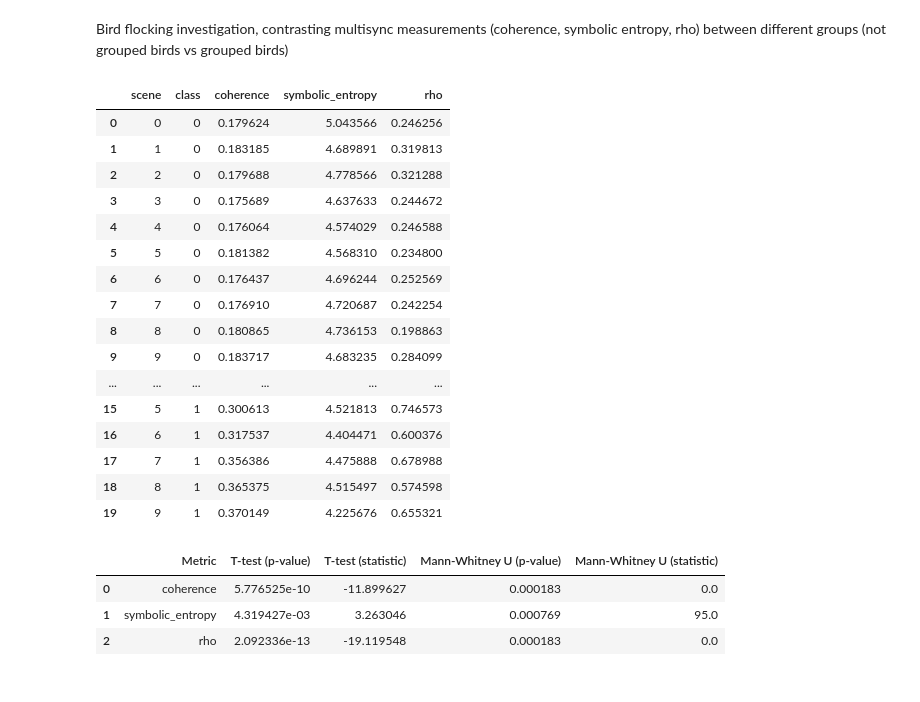
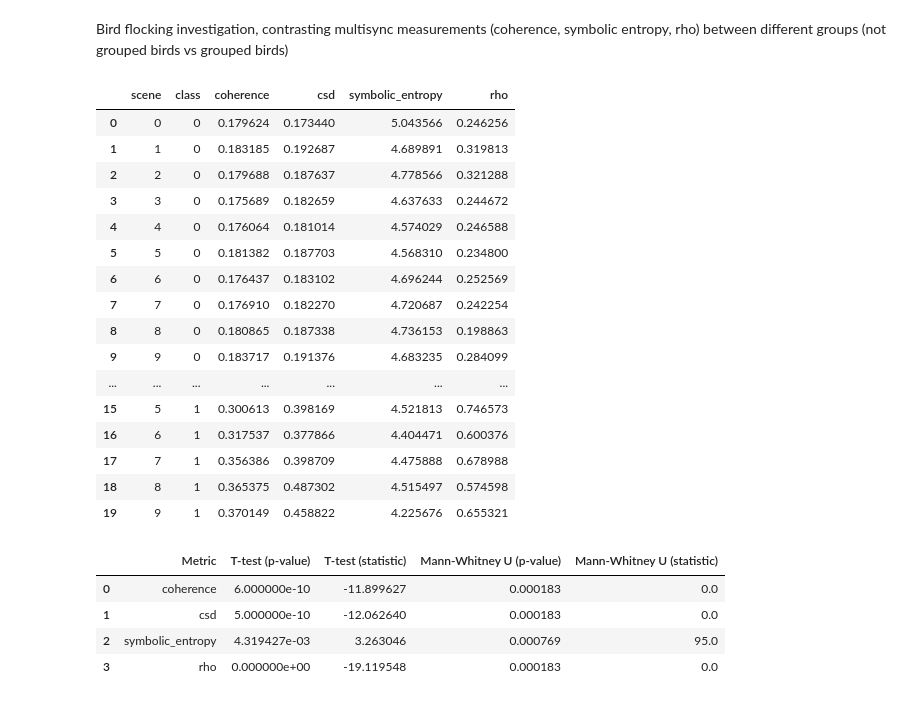
Before and after one commit to Lumalizer/AntColony_Complex_Systems_2024, a Jupyter notebook: main.ipynb, the cells around one changed output. Saved outputs shown, nothing was run; the diff lists cells and outputs as text; code cells hidden in the pictures.

```diff
--- a/main.ipynb
+++ b/main.ipynb
@@ -125,46 +142,47 @@ Bird flocking investigation, contrasting multisync measurements (coherence, symb
 # %%
 from data_functions import process_bird_data
 from os.path import isfile
 import zipfile
 
 if not isfile('dataset/birds/birds_grouped.csv'):
     with zipfile.ZipFile('dataset/birds/birds_grouped.zip', 'r') as zip_ref:
         zip_ref.extractall('dataset/birds')
 
 birds = pd.read_csv('dataset/birds/birds_grouped.csv')
 birds_processed_0 = process_bird_data(birds, selected_class=0, target_col_pre='x')
 birds_processed_1 = process_bird_data(birds, selected_class=1, target_col_pre='x')
 
 total = min(len(birds_processed_0), len(birds_processed_1))
 birds_processed = birds_processed_0[:total] + birds_processed_1[:total]
 
-birds_processed = pd.DataFrame(birds_processed, columns=['scene', 'class', 'coherence', 'symbolic_entropy', 'rho'])
+birds_processed = pd.DataFrame(birds_processed, columns=['scene', 'class', 'coherence', 'csd', 'symbolic_entropy', 'rho'])
 display(birds_processed)
 
 ungrouped = birds_processed[birds_processed['class'] == 0]
 grouped = birds_processed[birds_processed['class'] == 1]
 
 results = get_multisync_statistics(ungrouped, grouped)
 display(results)
 # %% [output]
-|  | scene | class | coherence | symbolic_entropy | rho |
-| 0 | 0 | 0 | 0.179624 | 5.043566 | 0.246256 |
-| 1 | 1 | 0 | 0.183185 | 4.689891 | 0.319813 |
-| 2 | 2 | 0 | 0.179688 | 4.778566 | 0.321288 |
-| 3 | 3 | 0 | 0.175689 | 4.637633 | 0.244672 |
-| 4 | 4 | 0 | 0.176064 | 4.574029 | 0.246588 |
-| 5 | 5 | 0 | 0.181382 | 4.568310 | 0.234800 |
-| 6 | 6 | 0 | 0.176437 | 4.696244 | 0.252569 |
-| 7 | 7 | 0 | 0.176910 | 4.720687 | 0.242254 |
-| 8 | 8 | 0 | 0.180865 | 4.736153 | 0.198863 |
-| 9 | 9 | 0 | 0.183717 | 4.683235 | 0.284099 |
-| ... | ... | ... | ... | ... | ... |
-| 15 | 5 | 1 | 0.300613 | 4.521813 | 0.746573 |
-| 16 | 6 | 1 | 0.317537 | 4.404471 | 0.600376 |
-| 17 | 7 | 1 | 0.356386 | 4.475888 | 0.678988 |
-| 18 | 8 | 1 | 0.365375 | 4.515497 | 0.574598 |
-| 19 | 9 | 1 | 0.370149 | 4.225676 | 0.655321 |
+|  | scene | class | coherence | csd | symbolic_entropy | rho |
+| 0 | 0 | 0 | 0.179624 | 0.173440 | 5.043566 | 0.246256 |
+| 1 | 1 | 0 | 0.183185 | 0.192687 | 4.689891 | 0.319813 |
+| 2 | 2 | 0 | 0.179688 | 0.187637 | 4.778566 | 0.321288 |
+| 3 | 3 | 0 | 0.175689 | 0.182659 | 4.637633 | 0.244672 |
+| 4 | 4 | 0 | 0.176064 | 0.181014 | 4.574029 | 0.246588 |
+| 5 | 5 | 0 | 0.181382 | 0.187703 | 4.568310 | 0.234800 |
+| 6 | 6 | 0 | 0.176437 | 0.183102 | 4.696244 | 0.252569 |
+| 7 | 7 | 0 | 0.176910 | 0.182270 | 4.720687 | 0.242254 |
+| 8 | 8 | 0 | 0.180865 | 0.187338 | 4.736153 | 0.198863 |
+| 9 | 9 | 0 | 0.183717 | 0.191376 | 4.683235 | 0.284099 |
+| ... | ... | ... | ... | ... | ... | ... |
+| 15 | 5 | 1 | 0.300613 | 0.398169 | 4.521813 | 0.746573 |
+| 16 | 6 | 1 | 0.317537 | 0.377866 | 4.404471 | 0.600376 |
+| 17 | 7 | 1 | 0.356386 | 0.398709 | 4.475888 | 0.678988 |
+| 18 | 8 | 1 | 0.365375 | 0.487302 | 4.515497 | 0.574598 |
+| 19 | 9 | 1 | 0.370149 | 0.458822 | 4.225676 | 0.655321 |
 |  | Metric | T-test (p-value) | T-test (statistic) | Mann-Whitney U (p-value) | Mann-Whitney U (statistic) |
-| 0 | coherence | 5.776525e-10 | -11.899627 | 0.000183 | 0.0 |
-| 1 | symbolic_entropy | 4.319427e-03 | 3.263046 | 0.000769 | 95.0 |
-| 2 | rho | 2.092336e-13 | -19.119548 | 0.000183 | 0.0 |
+| 0 | coherence | 6.000000e-10 | -11.899627 | 0.000183 | 0.0 |
+| 1 | csd | 5.000000e-10 | -12.062640 | 0.000183 | 0.0 |
+| 2 | symbolic_entropy | 4.319427e-03 | 3.263046 | 0.000769 | 95.0 |
+| 3 | rho | 0.000000e+00 | -19.119548 | 0.000183 | 0.0 |
```
Also changed, not shown: parts of 5 cells of this notebook, 1 other file.
